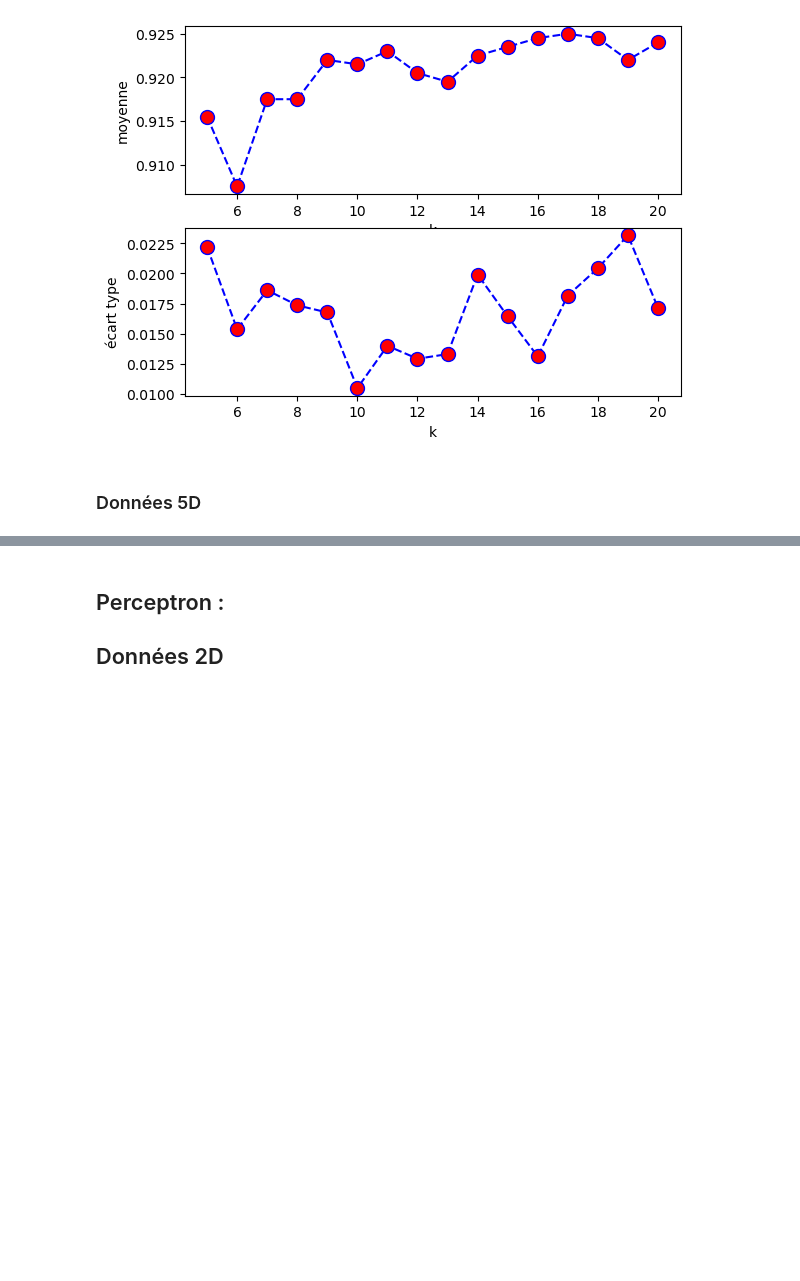
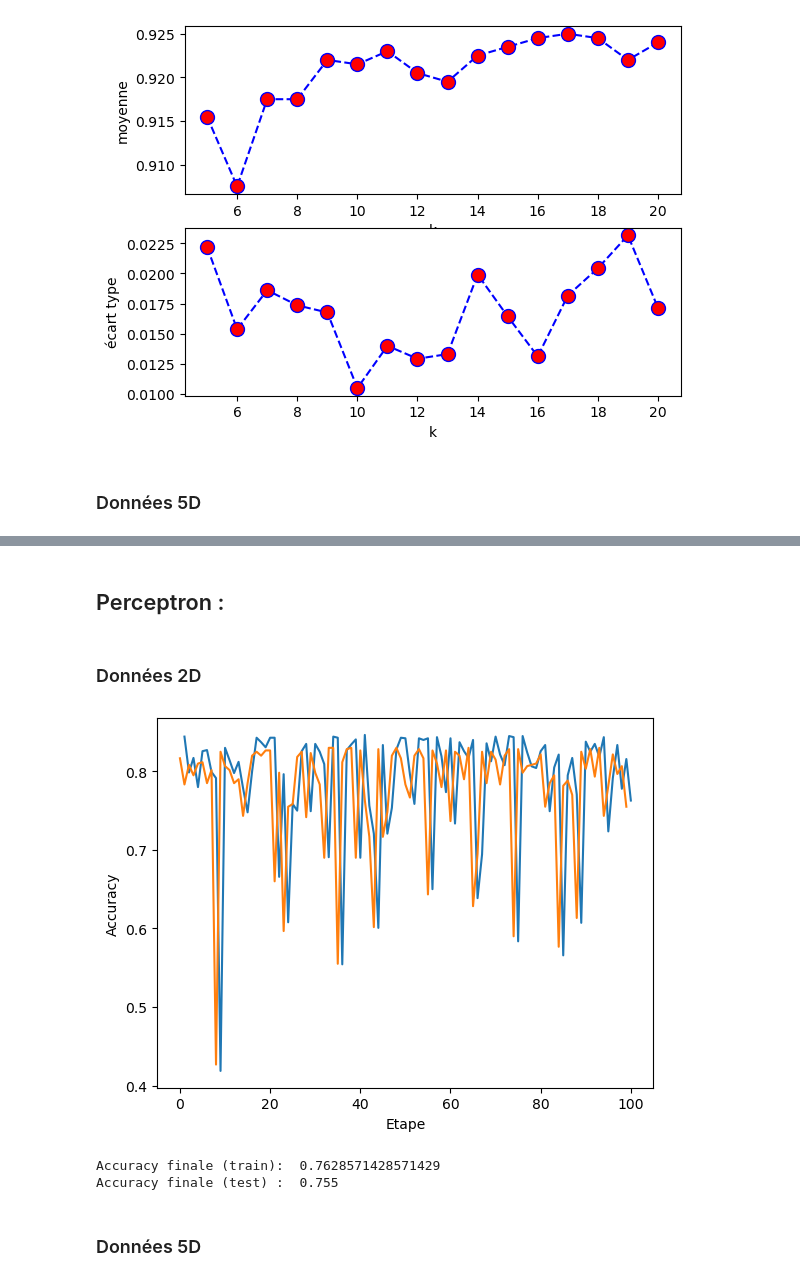
Before and after one commit to iLykTurtlz/MLAlgorithms3, a Jupyter notebook: projet-1/projet-1-BENAHMED-JARSKI.ipynb, the cells around one changed output, grey strips where cells are left out. Drawn from its saved outputs; the diff is of its cells as text; code cells hidden in the pictures; blank space fills up the shorter version.

```diff
--- a/projet-1/projet-1-BENAHMED-JARSKI.ipynb
+++ b/projet-1/projet-1-BENAHMED-JARSKI.ipynb
@@ -503,7 +510,7 @@ Text(0, 0.5, 'écart type')
 # %%
 # on stocke les accuracies dans une liste :
 
-accuracies = []
+accuracies2 = []
 X2D_test = X2D[0:10]
 Y2D_test = Y2D[0:10]
 
@@ -517,11 +524,11 @@ valeurs_k = [k for k in range(1,seuil_k,2)]
 for i in valeurs_k:
     un_KNN3 = ClassifierKNN(2,i)
     un_KNN3.train(X2D,Y2D)
-    accuracies.append(un_KNN3.accuracy(X2D,Y2D))
+    accuracies2.append(un_KNN3.accuracy(X2D,Y2D))
 
 # ---------------------------------------------
 for i in range(0,len(valeurs_k)):
-    print("Accuracy pour ",valeurs_k[i],":",accuracies[i])
+    print("Accuracy pour ",valeurs_k[i],":",accuracies2[i])
 # %% [markdown]
 ### Données 5D
 # %%
@@ -555,3 +572,47 @@ plt.ylabel('Accuracy')
+# %% [markdown]
+## Perceptron :
 # %% [markdown]
-## Perceptron :
-## Données 2D
+### Données 2D
+# %%
+npos_total = Y2D[Y2D == +1].shape[0]
+nneg_total = Y2D[Y2D == -1].shape[0]
+
+pourcentage_train = 0.7
+npos_train = int(npos_total * pourcentage_train)
+nneg_train = int(nneg_total * pourcentage_train)
+
+(X_train, Y_train), (X_test, Y_test) = genere_train_test(X2D, Y2D, npos_train, nneg_train)
+# %%
+N=100
+
+perceptron1 = ClassifierPerceptron(input_dimension = 2,learning_rate = 0.01,init = True)
+
+
+train_acc = []
+test_acc = []
+
+for i in range(N):
+    perceptron1.train(X_train, Y_train)
+    train_acc.append(perceptron1.accuracy(X_train, Y_train))
+    test_acc.append(perceptron1.accuracy(X_test,Y_test))
+
+# -----
+# Traçage de la courbe des variations d'accuracy
+plt.plot(range(1,N+1),train_acc,test_acc)
+plt.ylabel('Accuracy')
+plt.xlabel("Etape")
+plt.show()
+
+# -----
+# Affichage de la frontière de séparation des classes (en prenant tous les exemples de la base)
+#plot_frontiere(X2D,Y2D,perceptron1,step=150)
+#plot2DSet(X2D,Y2D)
+
+print("Accuracy finale (train): ",  train_acc[-1])
+print("Accuracy finale (test) : ", test_acc[-1])
+# %% [output]
+[figure, added]
+Accuracy finale (train):  0.7628571428571429
+Accuracy finale (test) :  0.755
+# %% [markdown]
+### Données 5D
```
Also changed, not shown: parts of 20 cells of this notebook, 2 other files.
